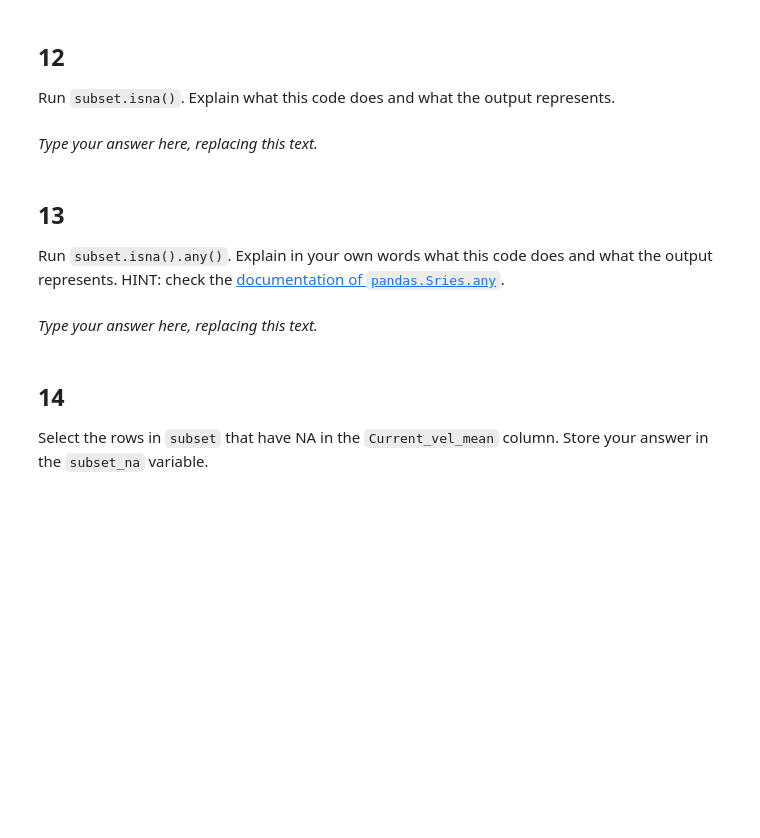
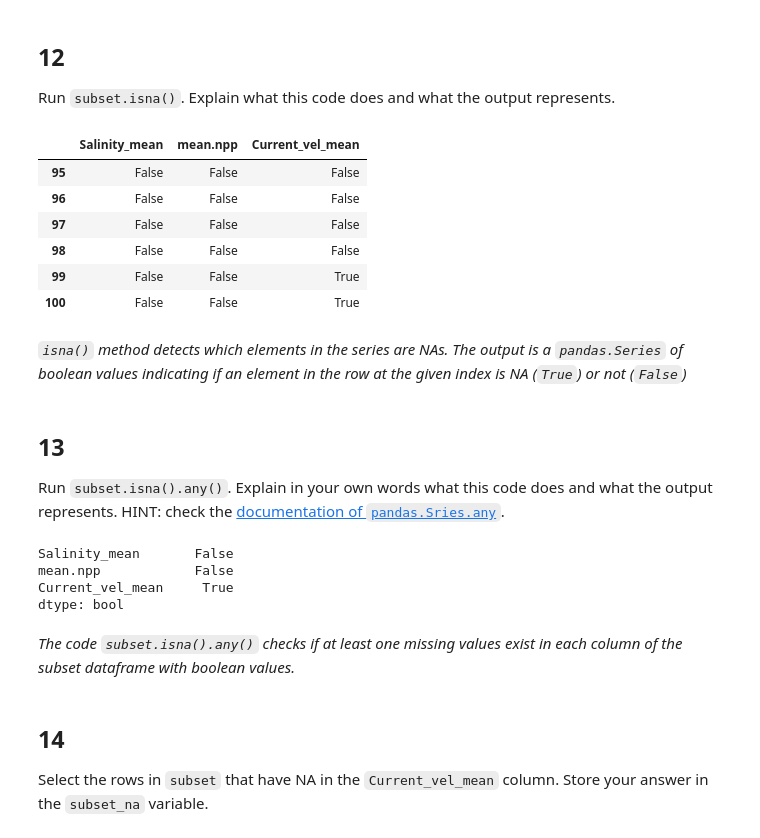
Before and after one commit to ZoeZhouJ/eds220-hwk1, a Jupyter notebook: hwk1-task2-corals.ipynb, the cells around one changed output. Cells and saved outputs as stored; diff of their text form; code cells hidden in the pictures; blank space fills up the shorter version.

```diff
--- a/hwk1-task2-corals.ipynb
+++ b/hwk1-task2-corals.ipynb
@@ -383,3 +381,5 @@ subset = ...
+# %%
+subset = coral_div.iloc[95:101, [16, 19, 27]]
 # %%
 # View the dataframe
 subset
@@ -389,8 +397,19 @@ subset
 ## 12
 
 Run `subset.isna()`. Explain what this code does and what the output represents.
-# %% [markdown]
-_Type your answer here, replacing this text._
+# %%
+# find Na values
+subset.isna()
+# %% [output]
+|  | Salinity_mean | mean.npp | Current_vel_mean |
+| 95 | False | False | False |
+| 96 | False | False | False |
+| 97 | False | False | False |
+| 98 | False | False | False |
+| 99 | False | False | True |
+| 100 | False | False | True |
+# %% [markdown]
+_`isna()` method detects which elements in the series are NAs. The output is a `pandas.Series` of boolean values indicating if an element in the row at the given index is NA (`True`) or not (`False`)_
 # %% [markdown]
 <!-- END QUESTION -->
 
@@ -398,8 +417,16 @@ _Type your answer here, replacing this text._
 
 ## 13
 Run `subset.isna().any()`. Explain in your own words what this code does and what the output represents. HINT: check the [documentation of `pandas.Sries.any`](https://pandas.pydata.org/docs/reference/api/pandas.Series.any.html).
-# %% [markdown]
-_Type your answer here, replacing this text._
+# %%
+# Check missing values in columns
+subset.isna().any()
+# %% [output]
+Salinity_mean       False
+mean.npp            False
+Current_vel_mean     True
+dtype: bool
+# %% [markdown]
+_The code `subset.isna().any()` checks if at least one missing values exist in each column of the subset dataframe with boolean values._
 # %% [markdown]
 <!-- END QUESTION -->
 
```
Also changed, not shown: parts of 5 cells of this notebook.
